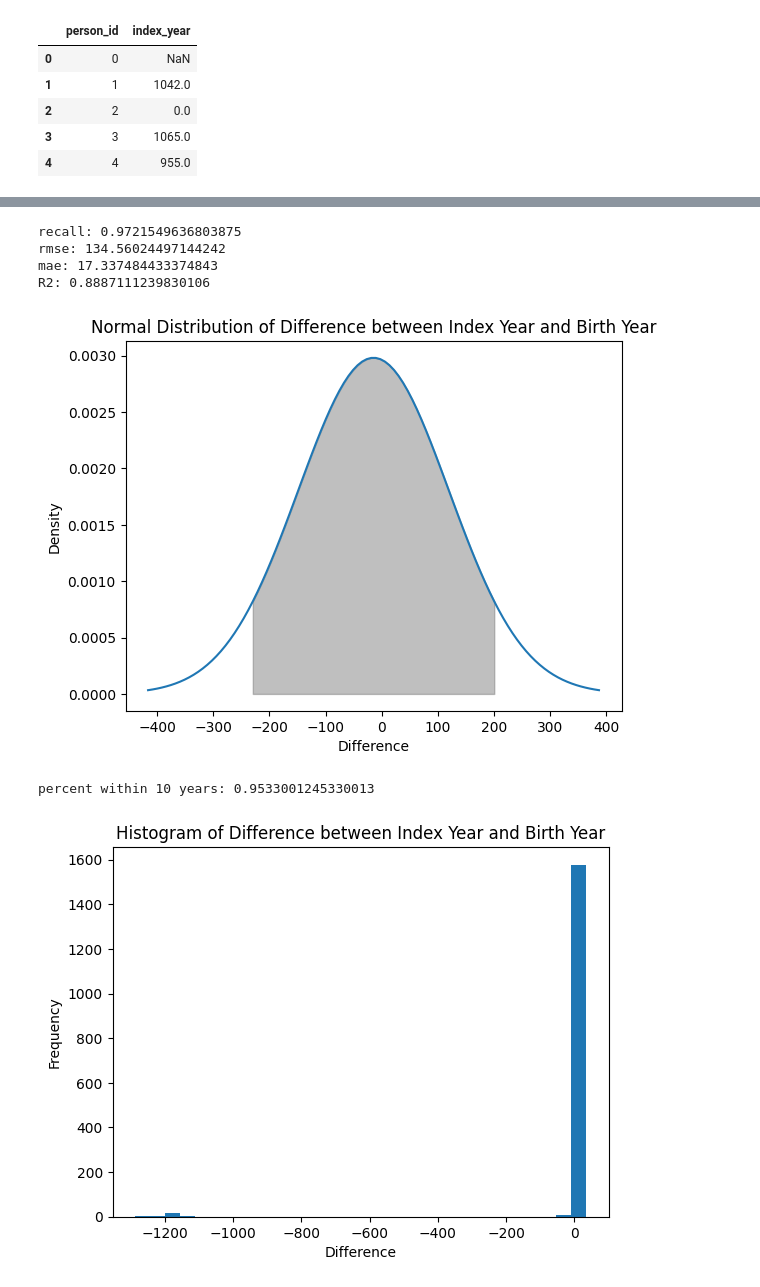
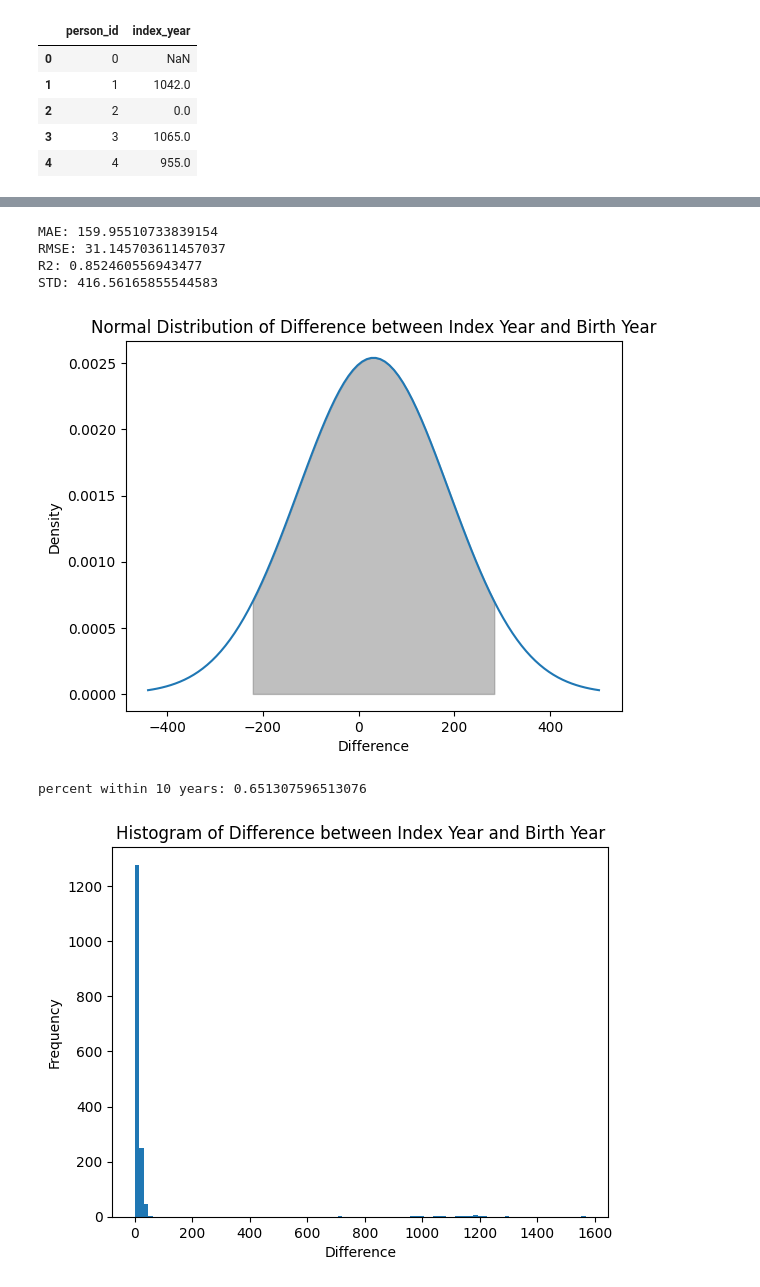
Before and after one commit to sudoghut/cbdb_index_year_gradient_boosting, a Jupyter notebook: 99_compare_model_and_rules/2_calculate_loss.ipynb, the cells around one changed output, grey strips where cells are left out. Cells and saved outputs as stored; diff of their text form; code cells hidden in the pictures.

Commit message:
finish the validation comparation

```diff
--- a/99_compare_model_and_rules/2_calculate_loss.ipynb
+++ b/99_compare_model_and_rules/2_calculate_loss.ipynb
@@ -62,24 +62,26 @@ biog_main_validation_df = biog_main_validation_df.dropna()
 from sklearn.metrics import r2_score
 biog_main_validation_df['index_year'] = biog_main_validation_df['index_year'].astype(int)
 biog_main_validation_df['birth_year'] = biog_main_validation_df['birth_year'].astype(int)
-biog_main_validation_df['diff'] = biog_main_validation_df['index_year'] - biog_main_validation_df['birth_year']
+biog_main_validation_df['diff'] = abs(biog_main_validation_df['index_year'] - biog_main_validation_df['birth_year'])
 biog_main_validation_df['diff_abs'] = biog_main_validation_df['diff'].abs()
 biog_main_validation_df['diff_square'] = biog_main_validation_df['diff'] ** 2
 biog_main_validation_df['diff_abs'].mean()
+biog_main_validation_df['diff_std'] = biog_main_validation_df['index_year'].std()
 r2 = r2_score(biog_main_validation_df['index_year'], biog_main_validation_df['birth_year'])
 
 # print recall, precision, RMSE, MAE
 rmse = biog_main_validation_df['diff_square'].mean() ** 0.5
 mae = biog_main_validation_df['diff_abs'].mean()
-print(f'recall: {recall}')
-print(f'rmse: {rmse}')
-print(f'mae: {mae}')
+# print(f'recall: {recall}')
+print(f'MAE: {rmse}')
+print(f'RMSE: {mae}')
 print(f'R2: {r2}')
+print(f'STD: {biog_main_validation_df["diff_std"].mean()}')
 # %% [output]
-recall: 0.9721549636803875
-rmse: 134.56024497144242
-mae: 17.337484433374843
-R2: 0.8887111239830106
+MAE: 159.95510733839154
+RMSE: 31.145703611457037
+R2: 0.852460556943477
+STD: 416.56165855544583
 # %%
 # Draw a normal curve for the diff
 
@@ -99,20 +101,21 @@ plt.xlabel('Difference')
 plt.ylabel('Density')
 plt.show()
 # %% [output]
-[figure, old version]
+[figure, new version]
 # %%
 # What is the percent of data that is within 10 years of the true birth year?
 biog_main_validation_df['diff_abs_10'] = biog_main_validation_df['diff_abs'] <= 10
 percent_within_10 = biog_main_validation_df['diff_abs_10'].sum() / len(biog_main_validation_df)
 print(f'percent within 10 years: {percent_within_10}')
 # %% [output]
-percent within 10 years: 0.9533001245330013
+percent within 10 years: 0.651307596513076
 # %%
-# Draw the histogram of the diff
-plt.hist(biog_main_validation_df['diff'], bins=30)
+
+plt.hist(biog_main_validation_df['diff'], bins=100)
+
 plt.title('Histogram of Difference between Index Year and Birth Year')
 plt.xlabel('Difference')
 plt.ylabel('Frequency')
 plt.show()
 # %% [output]
-[figure, old version]
+[figure, new version]
```
Also changed, not shown: parts of 4 cells of this notebook, 5 other files.
